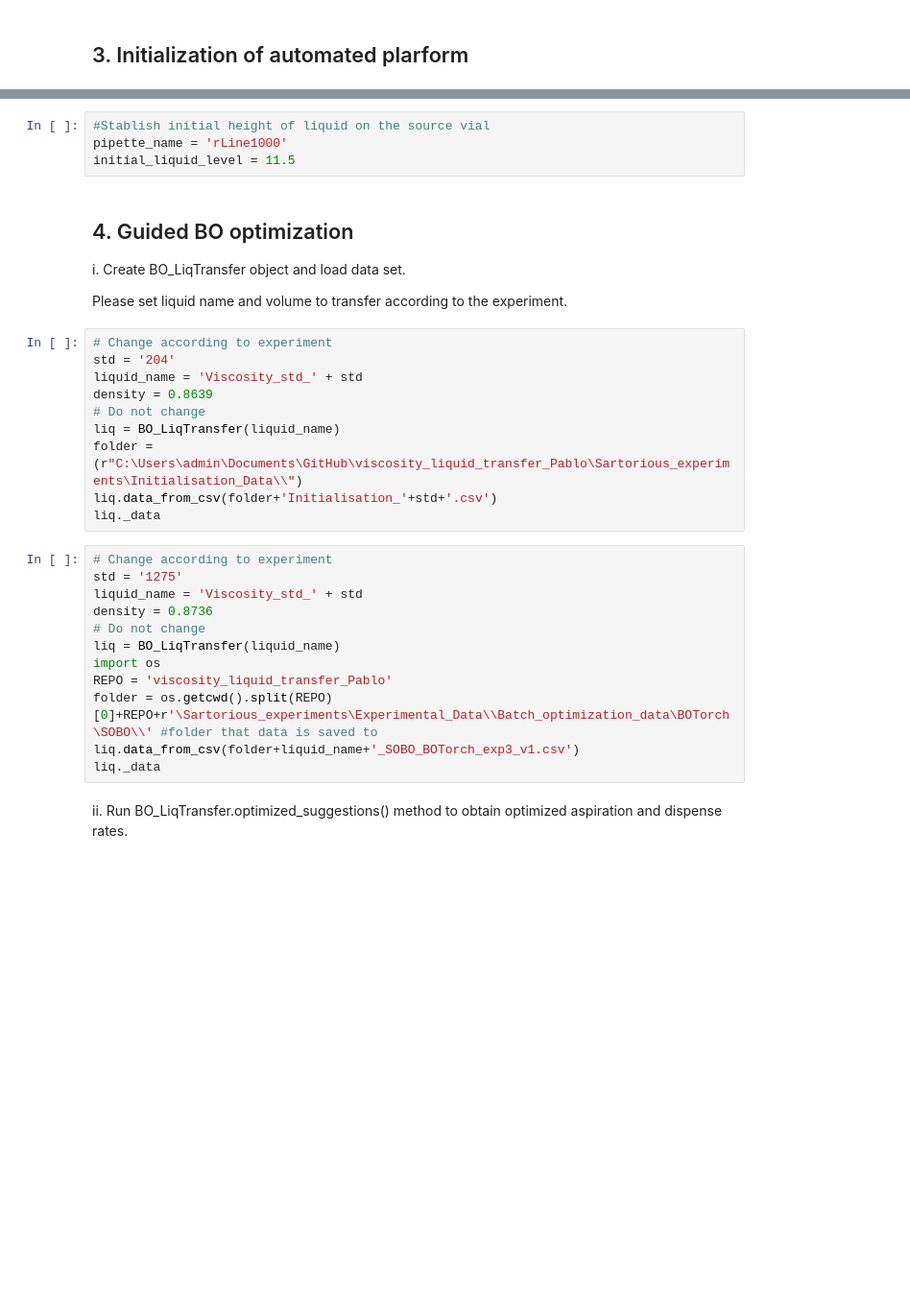
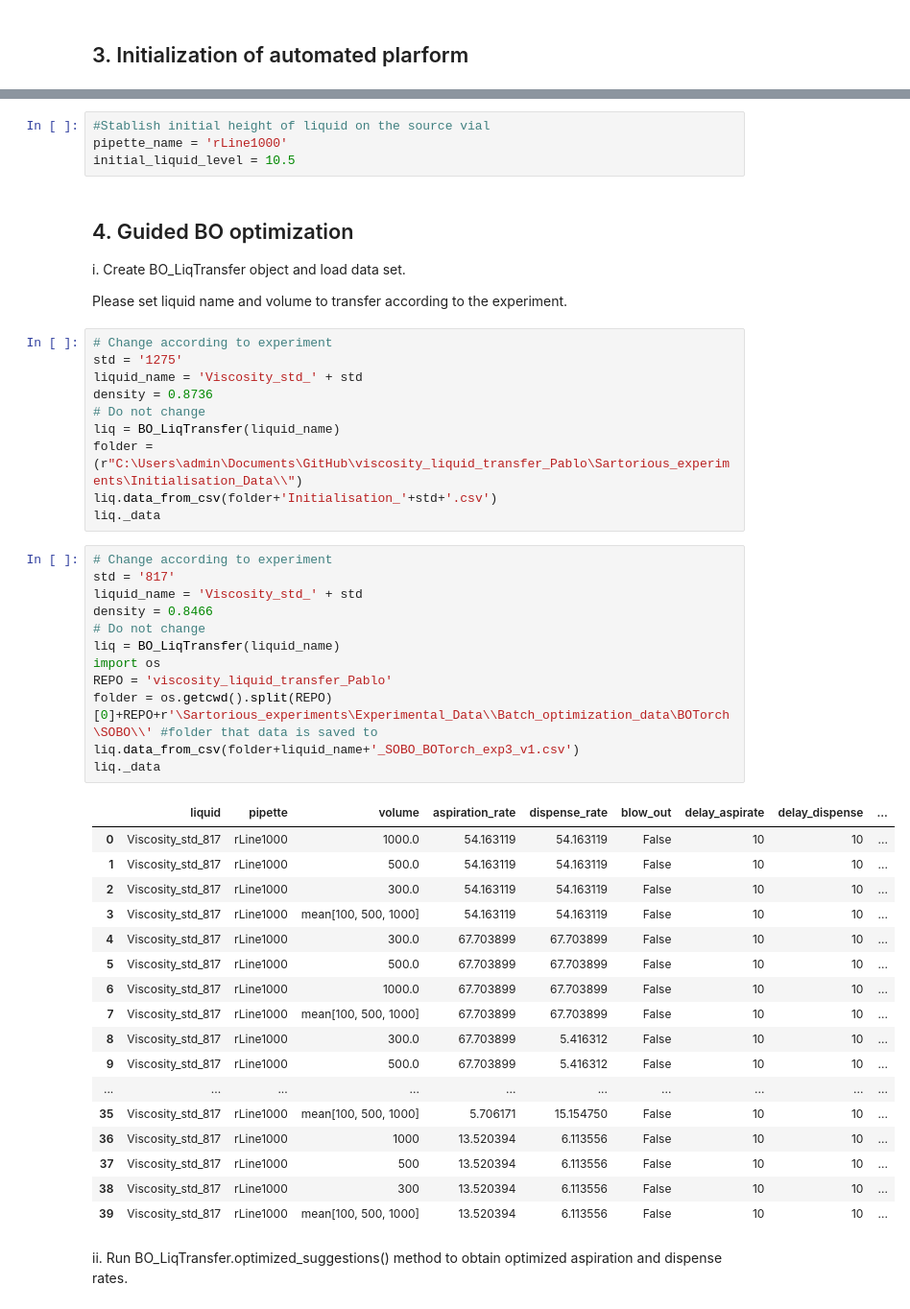
Before and after one commit to Quijanove/viscosity_liquid_transfer_Pablo, a Jupyter notebook: Sartorious_experiments/Code/BOTorch_SOBO_mean_volume_Sartorious.ipynb, the cells around one changed output, grey strips where cells are left out. Shown at 96% size. Saved outputs shown, nothing was run; the diff lists cells and outputs as text; blank space fills up the shorter version.

```diff
--- a/Sartorious_experiments/Code/BOTorch_SOBO_mean_volume_Sartorious.ipynb
+++ b/Sartorious_experiments/Code/BOTorch_SOBO_mean_volume_Sartorious.ipynb
@@ -260,7 +339,7 @@ balance.toggleRecord(False)
 # %%
 #Stablish initial height of liquid on the source vial
 pipette_name = 'rLine1000'
-initial_liquid_level = 11.5
+initial_liquid_level = 10.5
 # %% [markdown]
 ## 4. Guided BO optimization
 i.   Create BO_LiqTransfer object and load data set.
@@ -268,9 +347,9 @@ i.   Create BO_LiqTransfer object and load data set.
 Please set liquid name and volume to transfer according to the experiment.
 # %%
 # Change according to experiment
-std = '204'
+std = '1275'
 liquid_name = 'Viscosity_std_' + std
-density = 0.8639
+density = 0.8736
 # Do not change
 liq = BO_LiqTransfer(liquid_name)
 folder = (r"C:\Users\admin\Documents\GitHub\viscosity_liquid_transfer_Pablo\Sartorious_experiments\Initialisation_Data\\")
@@ -278,16 +357,34 @@ liq.data_from_csv(folder+'Initialisation_'+std+'.csv')
 liq._data
 # %%
 # Change according to experiment
-std = '1275'
+std = '817'
 liquid_name = 'Viscosity_std_' + std
-density = 0.8736
+density = 0.8466
 # Do not change
 liq = BO_LiqTransfer(liquid_name)
 import os
 REPO = 'viscosity_liquid_transfer_Pablo'
 folder = os.getcwd().split(REPO)[0]+REPO+r'\Sartorious_experiments\Experimental_Data\\Batch_optimization_data\BOTorch\SOBO\\' #folder that data is saved to
 liq.data_from_csv(folder+liquid_name+'_SOBO_BOTorch_exp3_v1.csv')
 liq._data
+# %% [output]
+|  | liquid | pipette | volume | aspiration_rate | dispense_rate | blow_out | delay_aspirate | delay_dispense | ... |
+| 0 | Viscosity_std_817 | rLine1000 | 1000.0 | 54.163119 | 54.163119 | False | 10 | 10 | ... |
+| 1 | Viscosity_std_817 | rLine1000 | 500.0 | 54.163119 | 54.163119 | False | 10 | 10 | ... |
+| 2 | Viscosity_std_817 | rLine1000 | 300.0 | 54.163119 | 54.163119 | False | 10 | 10 | ... |
+| 3 | Viscosity_std_817 | rLine1000 | mean[100, 500, 1000] | 54.163119 | 54.163119 | False | 10 | 10 | ... |
+| 4 | Viscosity_std_817 | rLine1000 | 300.0 | 67.703899 | 67.703899 | False | 10 | 10 | ... |
+| 5 | Viscosity_std_817 | rLine1000 | 500.0 | 67.703899 | 67.703899 | False | 10 | 10 | ... |
+| 6 | Viscosity_std_817 | rLine1000 | 1000.0 | 67.703899 | 67.703899 | False | 10 | 10 | ... |
+| 7 | Viscosity_std_817 | rLine1000 | mean[100, 500, 1000] | 67.703899 | 67.703899 | False | 10 | 10 | ... |
+| 8 | Viscosity_std_817 | rLine1000 | 300.0 | 67.703899 | 5.416312 | False | 10 | 10 | ... |
+| 9 | Viscosity_std_817 | rLine1000 | 500.0 | 67.703899 | 5.416312 | False | 10 | 10 | ... |
+| ... | ... | ... | ... | ... | ... | ... | ... | ... | ... |
+| 35 | Viscosity_std_817 | rLine1000 | mean[100, 500, 1000] | 5.706171 | 15.154750 | False | 10 | 10 | ... |
+| 36 | Viscosity_std_817 | rLine1000 | 1000 | 13.520394 | 6.113556 | False | 10 | 10 | ... |
+| 37 | Viscosity_std_817 | rLine1000 | 500 | 13.520394 | 6.113556 | False | 10 | 10 | ... |
+| 38 | Viscosity_std_817 | rLine1000 | 300 | 13.520394 | 6.113556 | False | 10 | 10 | ... |
+| 39 | Viscosity_std_817 | rLine1000 | mean[100, 500, 1000] | 13.520394 | 6.113556 | False | 10 | 10 | ... |
 # %% [markdown]
 
 ii.   Run BO_LiqTransfer.optimized_suggestions() method to obtain optimized aspiration and dispense rates.
```
Also changed, not shown: parts of 19 cells of this notebook, 2 other files.
